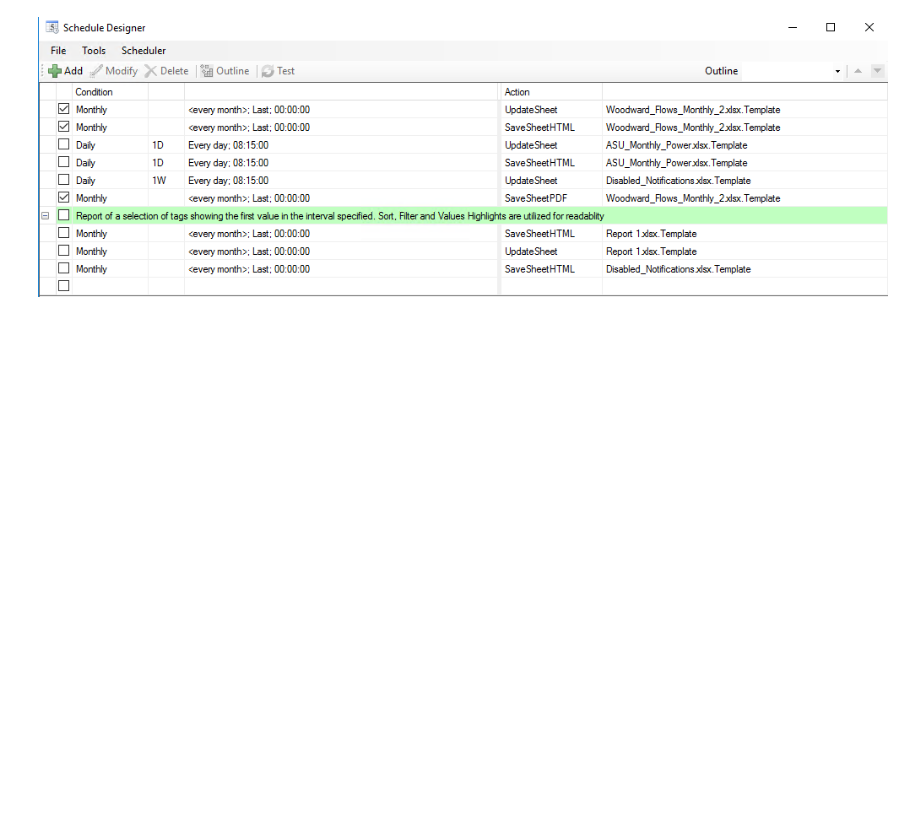
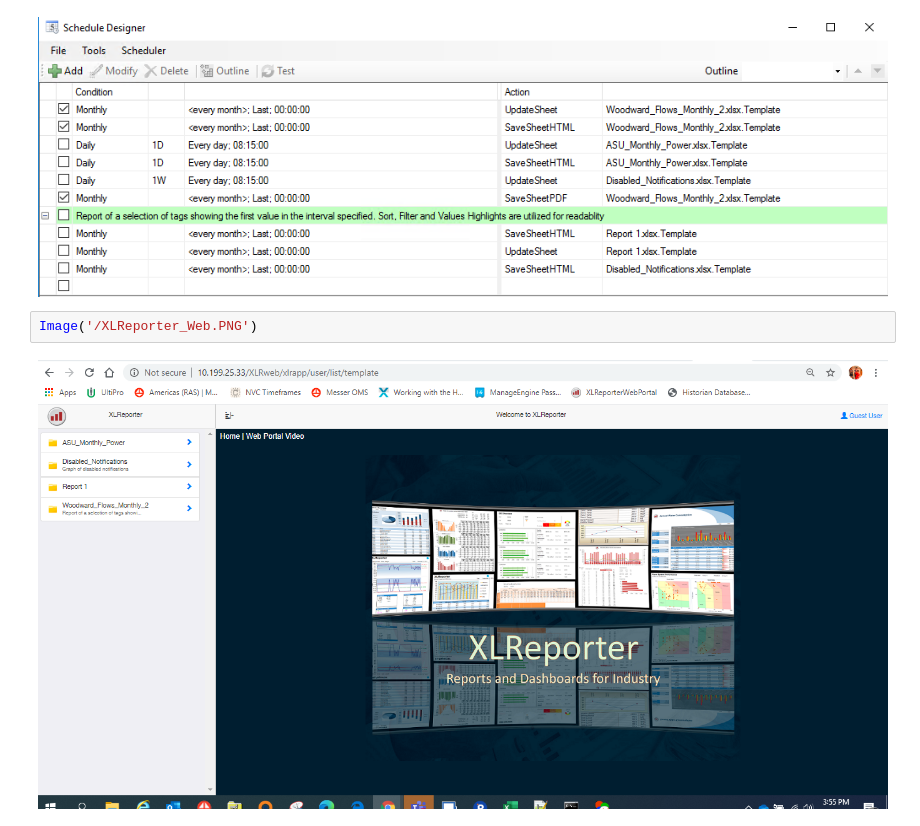
Before and after one commit to GabeMaldonado/JupyterNotebooks, a Jupyter notebook: XLRep.ipynb, the cells around one changed output. Drawn from its saved outputs; the diff is of its cells as text; blank space fills up the shorter version.

```diff
--- a/XLRep.ipynb
+++ b/XLRep.ipynb
@@ -17,3 +17,7 @@ Image('/data_tab.PNG')
 Image('/schedule.PNG')
 # %% [output]
 [figure]
+# %%
+Image('/XLReporter_Web.PNG')
+# %% [output]
+[figure, added]
```
